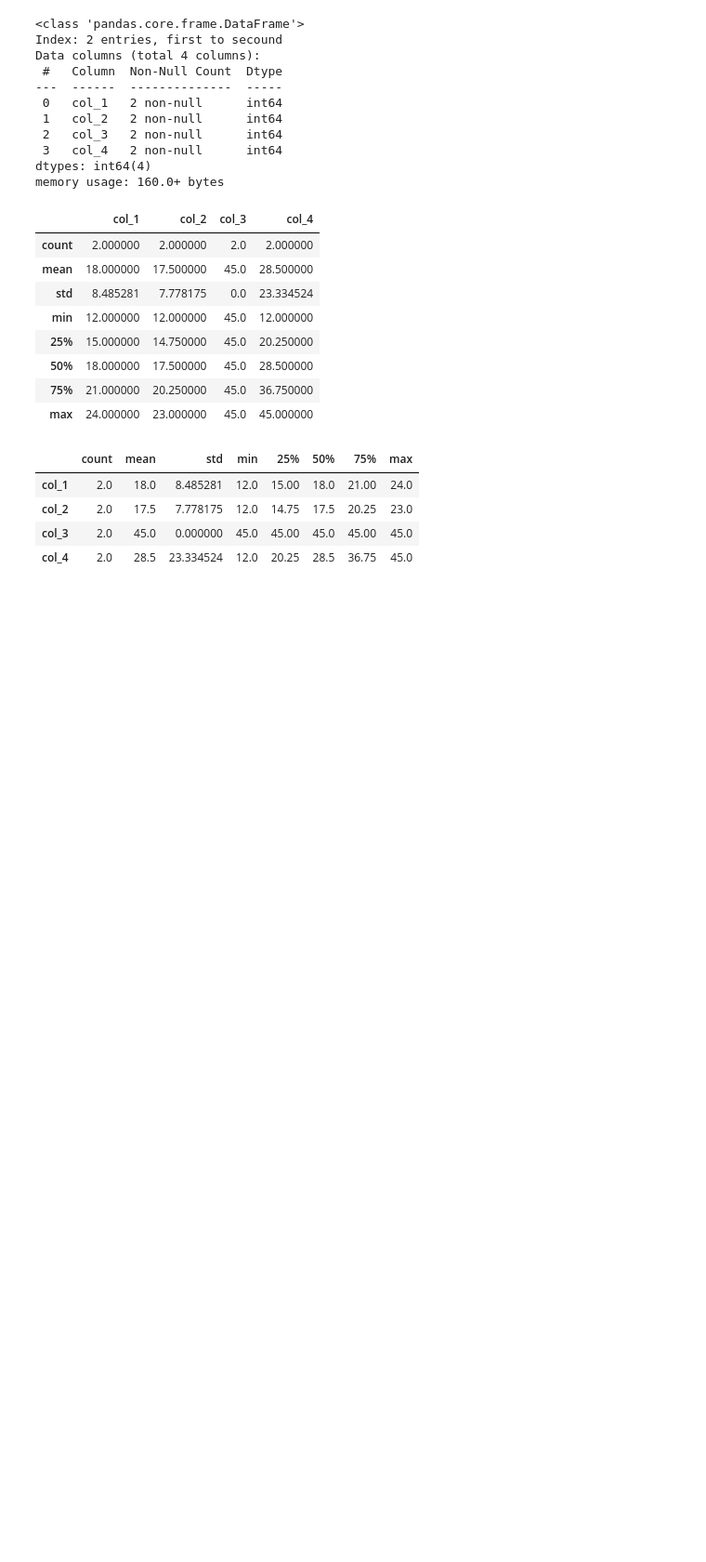
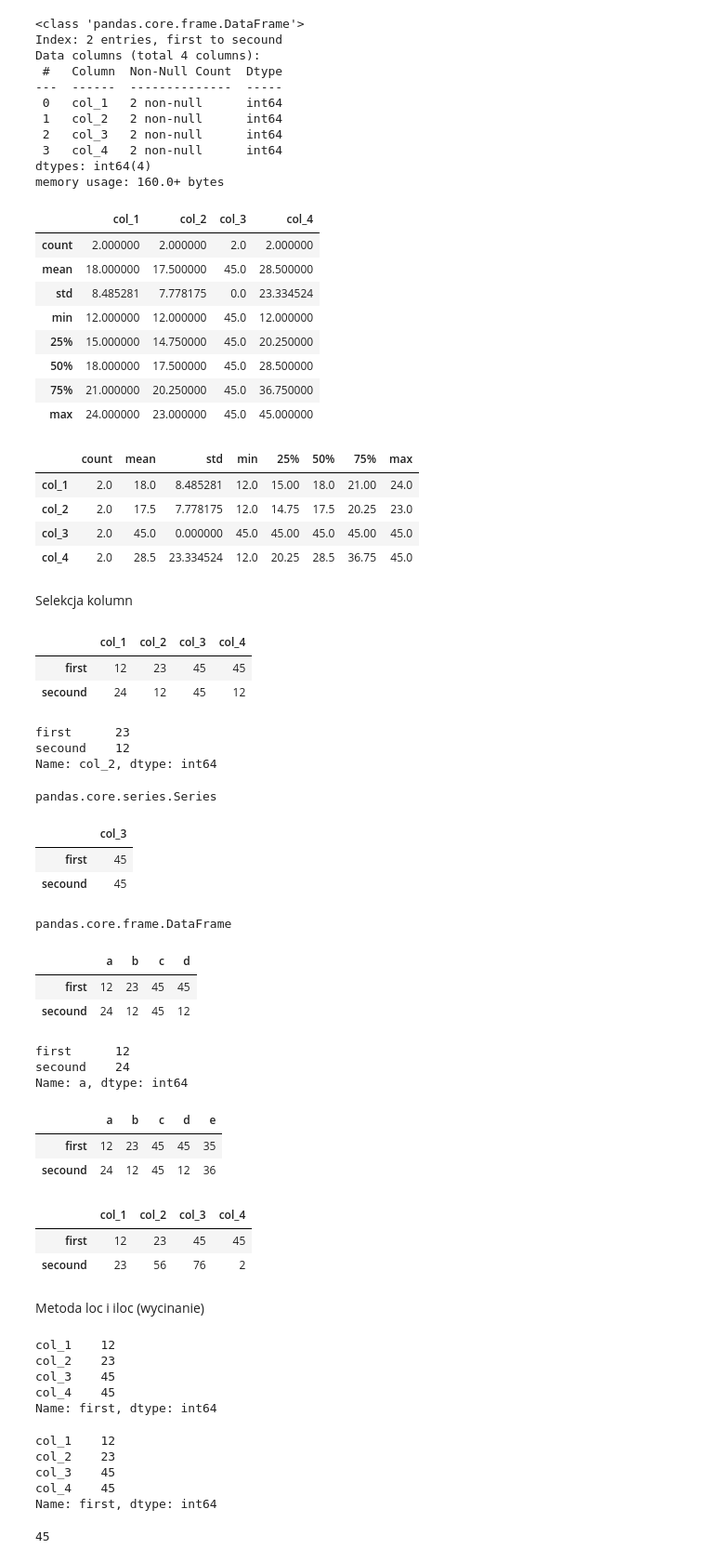
Before and after one commit to mietekdom/Data-Science, a Jupyter notebook: 01_knowledge/04_pandas.ipynb, the cells around one changed output. Shown at 93% size. Saved outputs shown, nothing was run; the diff lists cells and outputs as text; code cells hidden in the pictures; blank space fills up the shorter version.

```diff
--- a/01_knowledge/04_pandas.ipynb
+++ b/01_knowledge/04_pandas.ipynb
@@ -304,3 +304,80 @@ df.describe().T
 | col_2 | 2.0 | 17.5 | 7.778175 | 12.0 | 14.75 | 17.5 | 20.25 | 23.0 |
 | col_3 | 2.0 | 45.0 | 0.000000 | 45.0 | 45.00 | 45.0 | 45.00 | 45.0 |
 | col_4 | 2.0 | 28.5 | 23.334524 | 12.0 | 20.25 | 28.5 | 36.75 | 45.0 |
+# %% [markdown]
+Selekcja kolumn
+# %%
+df
+# %% [output]
+|  | col_1 | col_2 | col_3 | col_4 |
+| first | 12 | 23 | 45 | 45 |
+| secound | 24 | 12 | 45 | 12 |
+# %%
+df['col_2'] # wycinanie kolumn
+# %% [output]
+first      23
+secound    12
+Name: col_2, dtype: int64
+# %%
+type(df['col_3'])
+# %% [output]
+pandas.core.series.Series
+# %%
+df[['col_3']]
+# %% [output]
+|  | col_3 |
+| first | 45 |
+| secound | 45 |
+# %%
+type(df[['col_3']])
+# %% [output]
+pandas.core.frame.DataFrame
+# %%
+df.columns = ['a', 'b', 'c', 'd'] # zmiana nazw kolumn
+df
+# %% [output]
+|  | a | b | c | d |
+| first | 12 | 23 | 45 | 45 |
+| secound | 24 | 12 | 45 | 12 |
+# %%
+df.a # wycinanie kolumny po nazwie kolumny
+# %% [output]
+first      12
+secound    24
+Name: a, dtype: int64
+# %%
+df['e'] = df.a + df.b # tworzenie nowej kolumny (jako suma kolumny a i b)
+df
+# %% [output]
+|  | a | b | c | d | e |
+| first | 12 | 23 | 45 | 45 | 35 |
+| secound | 24 | 12 | 45 | 12 | 36 |
+# %%
+df = pd.DataFrame(data = [[12, 23, 45, 45], [23, 56, 76, 2]], index=['first', 'secound'], columns=['col_1', 'col_2', 'col_3', 'col_4'])
+df
+# %% [output]
+|  | col_1 | col_2 | col_3 | col_4 |
+| first | 12 | 23 | 45 | 45 |
+| secound | 23 | 56 | 76 | 2 |
+# %% [markdown]
+Metoda loc i iloc (wycinanie)
+# %%
+df.loc['first'] # wycinanie wiersza (po nazwie indeksu)
+# %% [output]
+col_1    12
+col_2    23
+col_3    45
+col_4    45
+Name: first, dtype: int64
+# %%
+df.iloc[0] # wycinanie po numerze wierszy
+# %% [output]
+col_1    12
+col_2    23
+col_3    45
+col_4    45
+Name: first, dtype: int64
+# %%
+df.loc['first', 'col_3'] # wycinanie po wierszu i kolumnie
+# %% [output]
+45
```
Also changed, not shown: parts of 4 cells of this notebook.
